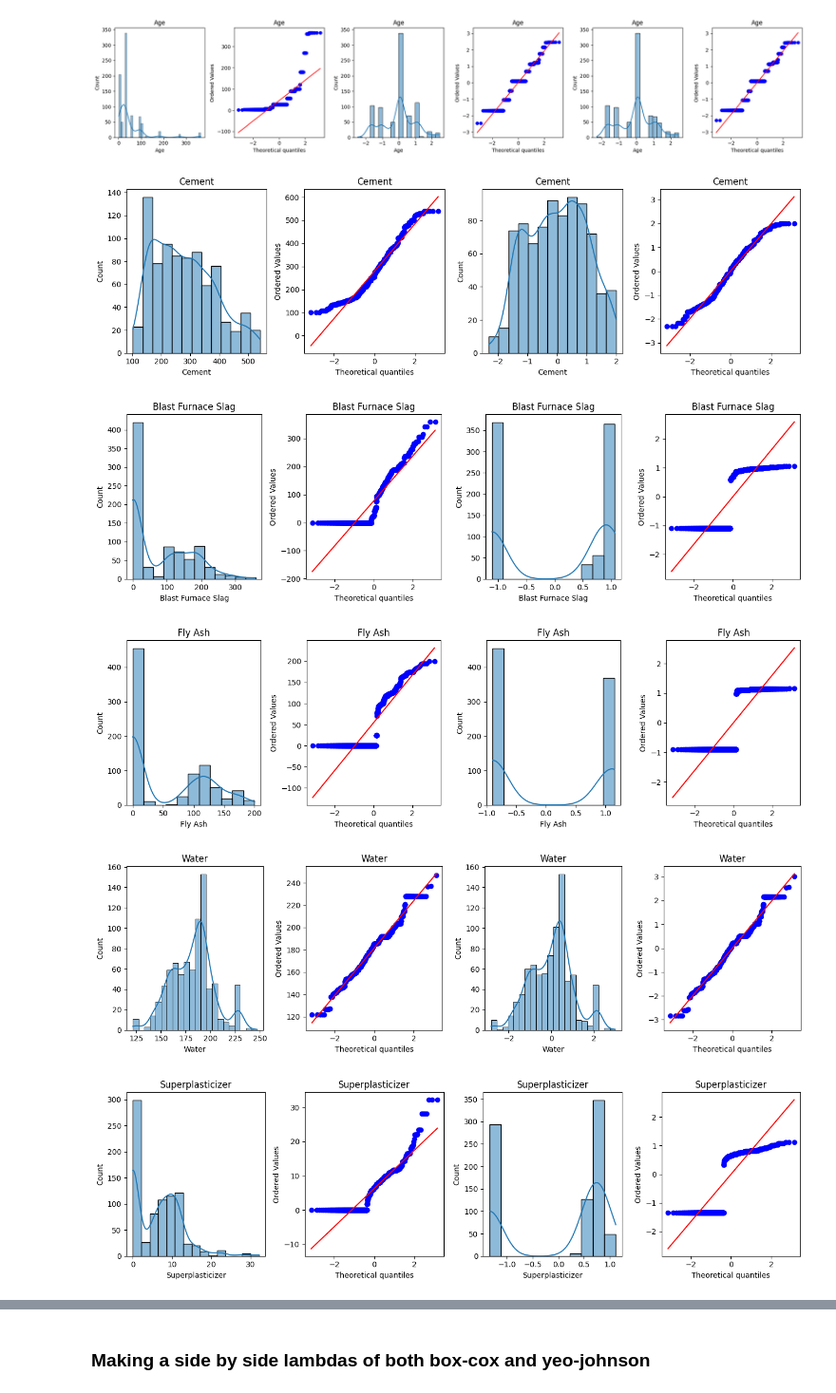
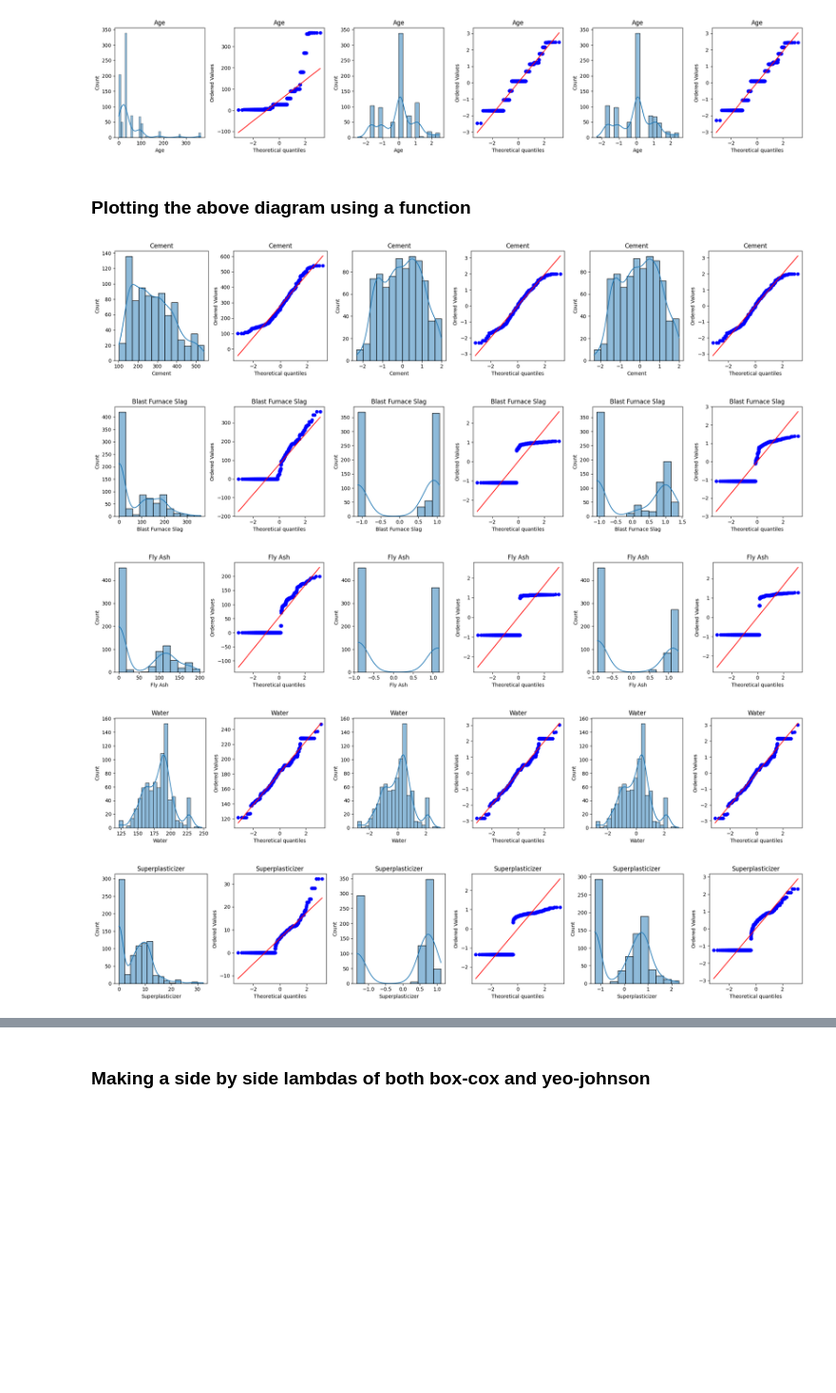
Before and after one commit to Ashura369/Python_and_Data_Science, a Jupyter notebook: 0 ML lecture/9_7 power transformers.ipynb, the cells around one changed output, grey strips where cells are left out. Shown at 95% size. Drawn from its saved outputs; the diff is of its cells as text; code cells hidden in the pictures; blank space fills up the shorter version.

```diff
--- a/0 ML lecture/9_7 power transformers.ipynb
+++ b/0 ML lecture/9_7 power transformers.ipynb
@@ -207,3 +299,10 @@ pd.DataFrame({'cols':x_train.columns, 'box_cox_lambdas':pt.lambdas_})       # th
 | 5 | Coarse Aggregate | 1.176778 |
 | 6 | Fine Aggregate | 2.005206 |
 | 7 | Age | -0.004791 |
+# %%
+x_train_transformed = pd.DataFrame(x_train_transformed, columns=x_train.columns)
+
+# plotting the skew before and after the box-cox transformations
+print(x_train.skew())                   # before box-cox
+print()
+print(x_train_transformed.skew())       # after box-cox
@@ -337,4 +516,6 @@ for i in x_train_transformed2.columns:
 [figure]
 [figure]
 [figure]
+# %% [markdown]
+### Plotting the above diagram using a function
 # %%
@@ -393,10 +572,10 @@ def plots(df, box_cox=None, yeo_johnson=None):      # here i have put 'None' to
         plt.show()
 # %%
 # calling the above function to print the plot
-plots(x_train, x_train_transformed)      # you can pass two or more parameters here
+plots(x_train, x_train_transformed, x_train_transformed2)      # you can pass two or more parameters here
 # %% [output]
-[figure, old version]
+[figure, new version]
-[figure, old version]
+[figure, new version]
-[figure, old version]
+[figure, new version]
-[figure, old version]
+[figure, new version]
-[figure, old version]
+[figure, new version]
```
Also changed, not shown: parts of 13 cells of this notebook, 5 other files.
